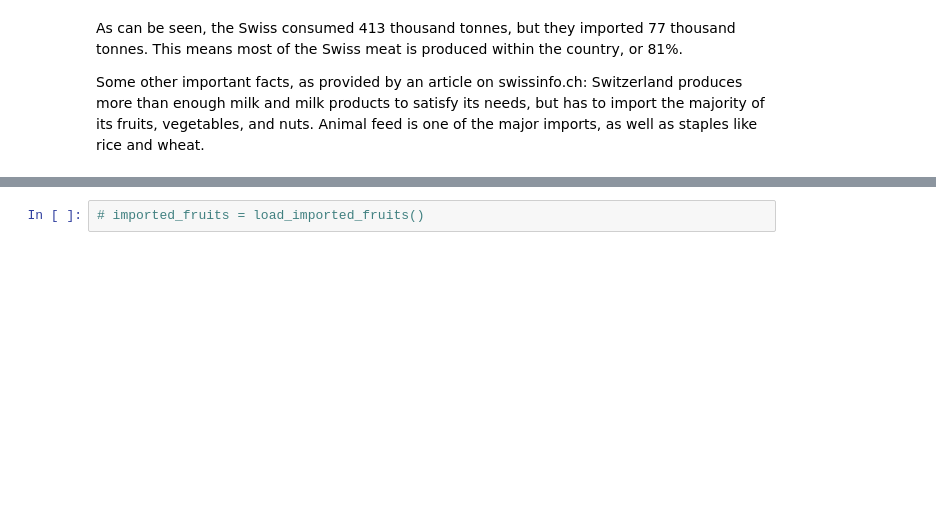
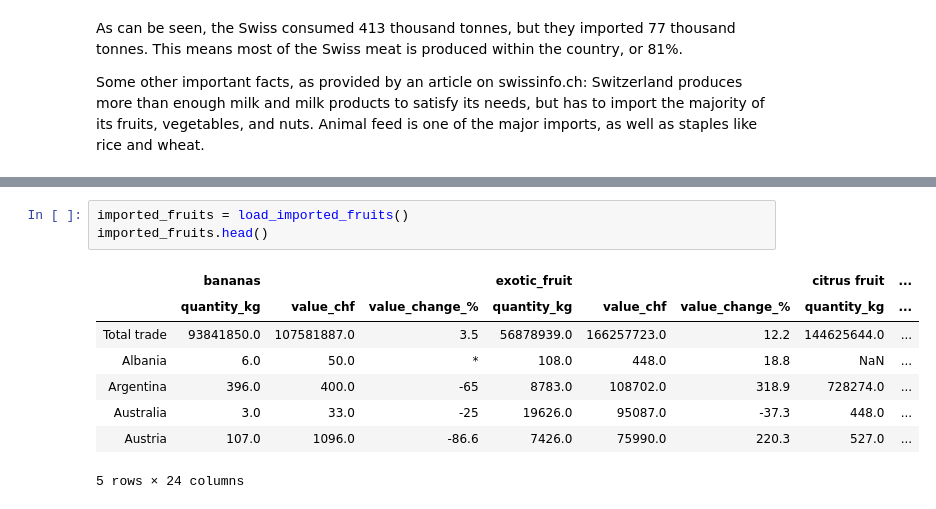
Before and after one commit to valentinoli/ada-2019-project-adagio, a Jupyter notebook: src/project.ipynb, the cells around one changed output, grey strips where cells are left out. Cells and saved outputs as stored; diff of their text form; blank space fills up the shorter version.

Commit message:
load_imported_fruits

```diff
--- a/src/project.ipynb
+++ b/src/project.ipynb
@@ -89,2 +219,12 @@ consumption.loc["Fruits"]
-# %%
-# imported_fruits = load_imported_fruits()
+# %%
+imported_fruits = load_imported_fruits()
+imported_fruits.head()
+# %% [output]
+|  | bananas |  |  | exotic_fruit |  |  | citrus fruit | ... |
+|  | quantity_kg | value_chf | value_change_% | quantity_kg | value_chf | value_change_% | quantity_kg | ... |
+| Total trade | 93841850.0 | 107581887.0 | 3.5 | 56878939.0 | 166257723.0 | 12.2 | 144625644.0 | ... |
+| Albania | 6.0 | 50.0 | * | 108.0 | 448.0 | 18.8 | NaN | ... |
+| Argentina | 396.0 | 400.0 | -65 | 8783.0 | 108702.0 | 318.9 | 728274.0 | ... |
+| Australia | 3.0 | 33.0 | -25 | 19626.0 | 95087.0 | -37.3 | 448.0 | ... |
+| Austria | 107.0 | 1096.0 | -86.6 | 7426.0 | 75990.0 | 220.3 | 527.0 | ... |
+5 rows × 24 columns
```
Also changed, not shown: parts of 18 cells of this notebook, 2 other files.
